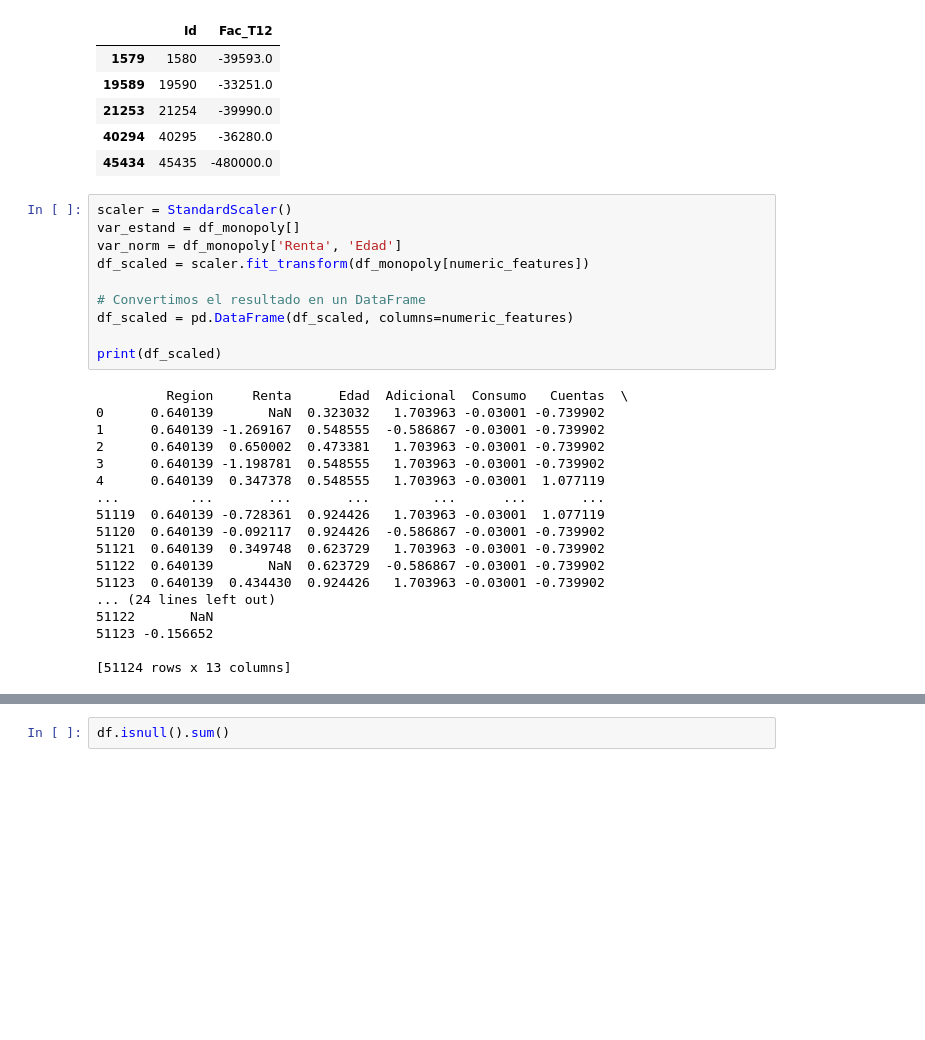
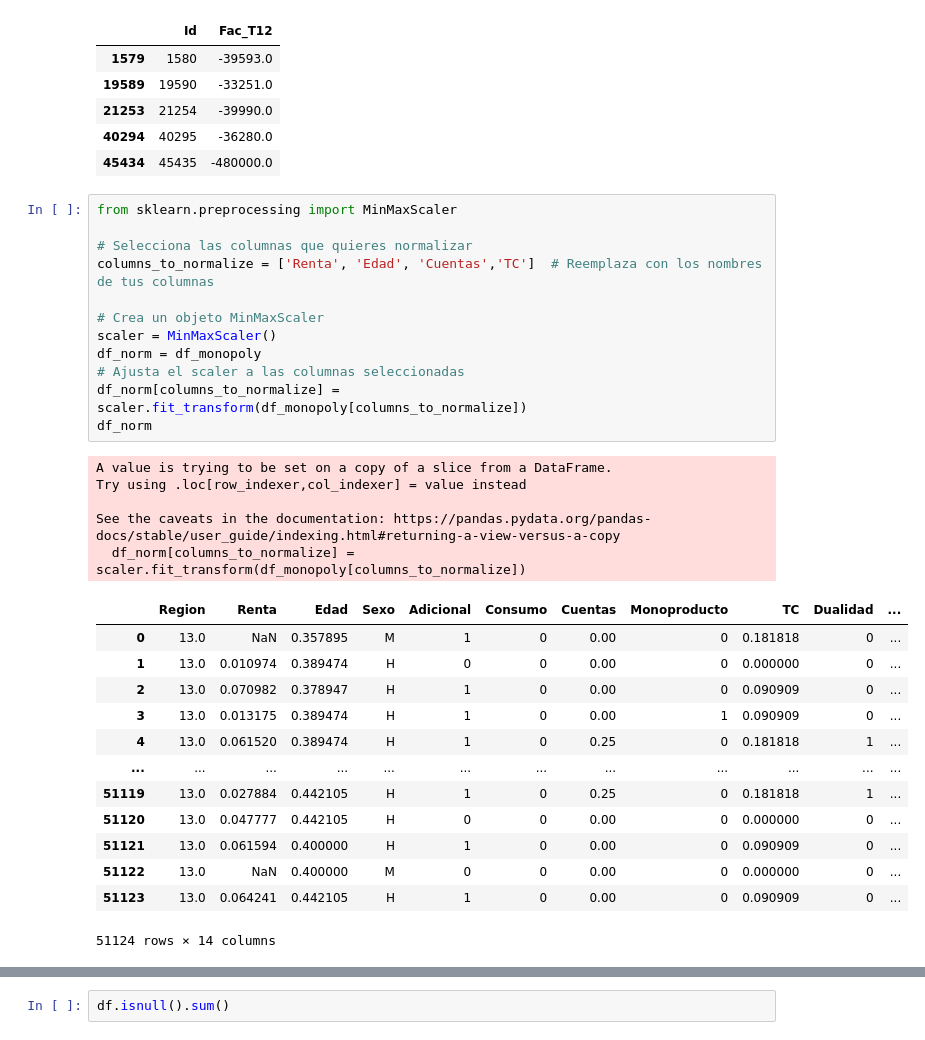
Before and after one commit to Ekronec/Machine-Learning, a Jupyter notebook: Evaluaciones/Besa_Duran_Astrosa_Eva1.ipynb, the cells around one changed output, grey strips where cells are left out. Saved outputs shown, nothing was run; the diff lists cells and outputs as text; blank space fills up the shorter version.

```diff
--- a/Evaluaciones/Besa_Duran_Astrosa_Eva1.ipynb
+++ b/Evaluaciones/Besa_Duran_Astrosa_Eva1.ipynb
@@ -183,31 +187,34 @@ gasto_menor_a_cero[['Id', 'Fac_T12']]
 | 21253 | 21254 | -39990.0 |
 | 40294 | 40295 | -36280.0 |
 | 45434 | 45435 | -480000.0 |
-# %%
-scaler = StandardScaler()
-var_estand = df_monopoly[]
-var_norm = df_monopoly['Renta', 'Edad']
-df_scaled = scaler.fit_transform(df_monopoly[numeric_features])
-
-# Convertimos el resultado en un DataFrame
-df_scaled = pd.DataFrame(df_scaled, columns=numeric_features)
-
-print(df_scaled)
-# %% [output]
-         Region     Renta      Edad  Adicional  Consumo   Cuentas  \
-0      0.640139       NaN  0.323032   1.703963 -0.03001 -0.739902
-1      0.640139 -1.269167  0.548555  -0.586867 -0.03001 -0.739902
-2      0.640139  0.650002  0.473381   1.703963 -0.03001 -0.739902
-3      0.640139 -1.198781  0.548555   1.703963 -0.03001 -0.739902
-4      0.640139  0.347378  0.548555   1.703963 -0.03001  1.077119
-...         ...       ...       ...        ...      ...       ...
-51119  0.640139 -0.728361  0.924426   1.703963 -0.03001  1.077119
-51120  0.640139 -0.092117  0.924426  -0.586867 -0.03001 -0.739902
-51121  0.640139  0.349748  0.623729   1.703963 -0.03001 -0.739902
-51122  0.640139       NaN  0.623729  -0.586867 -0.03001 -0.739902
-51123  0.640139  0.434430  0.924426   1.703963 -0.03001 -0.739902
-... (24 lines left out)
-51122       NaN
-51123 -0.156652
-
-[51124 rows x 13 columns]
+# %%
+from sklearn.preprocessing import MinMaxScaler
+
+# Selecciona las columnas que quieres normalizar
+columns_to_normalize = ['Renta', 'Edad', 'Cuentas','TC']  # Reemplaza con los nombres de tus columnas
+
+# Crea un objeto MinMaxScaler
+scaler = MinMaxScaler()
+df_norm = df_monopoly
+# Ajusta el scaler a las columnas seleccionadas
+df_norm[columns_to_normalize] = scaler.fit_transform(df_monopoly[columns_to_normalize])
+df_norm
+# %% [output]
+A value is trying to be set on a copy of a slice from a DataFrame.
+Try using .loc[row_indexer,col_indexer] = value instead
+
+See the caveats in the documentation: https://pandas.pydata.org/pandas-docs/stable/user_guide/indexing.html#returning-a-view-versus-a-copy
+  df_norm[columns_to_normalize] = scaler.fit_transform(df_monopoly[columns_to_normalize])
+|  | Region | Renta | Edad | Sexo | Adicional | Consumo | Cuentas | Monoproducto | TC | Dualidad | ... |
+| 0 | 13.0 | NaN | 0.357895 | M | 1 | 0 | 0.00 | 0 | 0.181818 | 0 | ... |
+| 1 | 13.0 | 0.010974 | 0.389474 | H | 0 | 0 | 0.00 | 0 | 0.000000 | 0 | ... |
+| 2 | 13.0 | 0.070982 | 0.378947 | H | 1 | 0 | 0.00 | 0 | 0.090909 | 0 | ... |
+| 3 | 13.0 | 0.013175 | 0.389474 | H | 1 | 0 | 0.00 | 1 | 0.090909 | 0 | ... |
+| 4 | 13.0 | 0.061520 | 0.389474 | H | 1 | 0 | 0.25 | 0 | 0.181818 | 1 | ... |
+| ... | ... | ... | ... | ... | ... | ... | ... | ... | ... | ... | ... |
+| 51119 | 13.0 | 0.027884 | 0.442105 | H | 1 | 0 | 0.25 | 0 | 0.181818 | 1 | ... |
+| 51120 | 13.0 | 0.047777 | 0.442105 | H | 0 | 0 | 0.00 | 0 | 0.000000 | 0 | ... |
+| 51121 | 13.0 | 0.061594 | 0.400000 | H | 1 | 0 | 0.00 | 0 | 0.090909 | 0 | ... |
+| 51122 | 13.0 | NaN | 0.400000 | M | 0 | 0 | 0.00 | 0 | 0.000000 | 0 | ... |
+| 51123 | 13.0 | 0.064241 | 0.442105 | H | 1 | 0 | 0.00 | 0 | 0.090909 | 0 | ... |
+51124 rows × 14 columns
```
Also changed, not shown: parts of 5 cells of this notebook.
